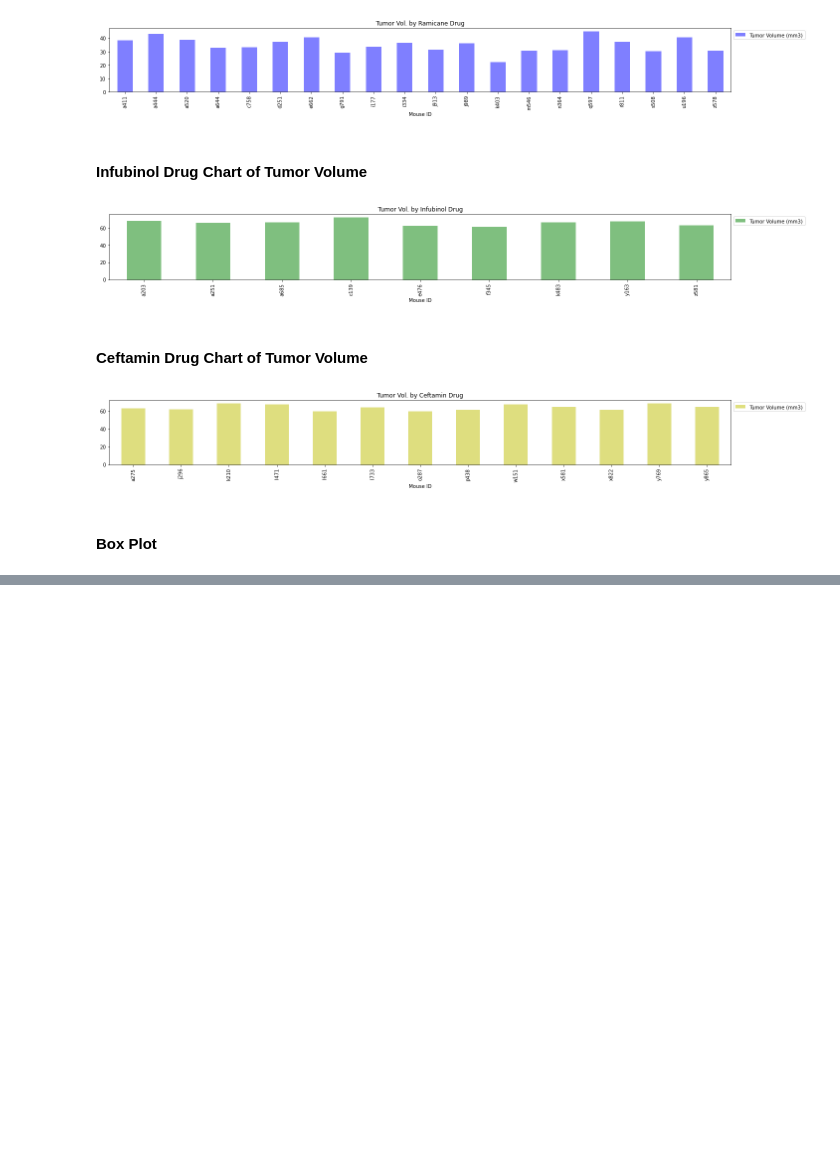
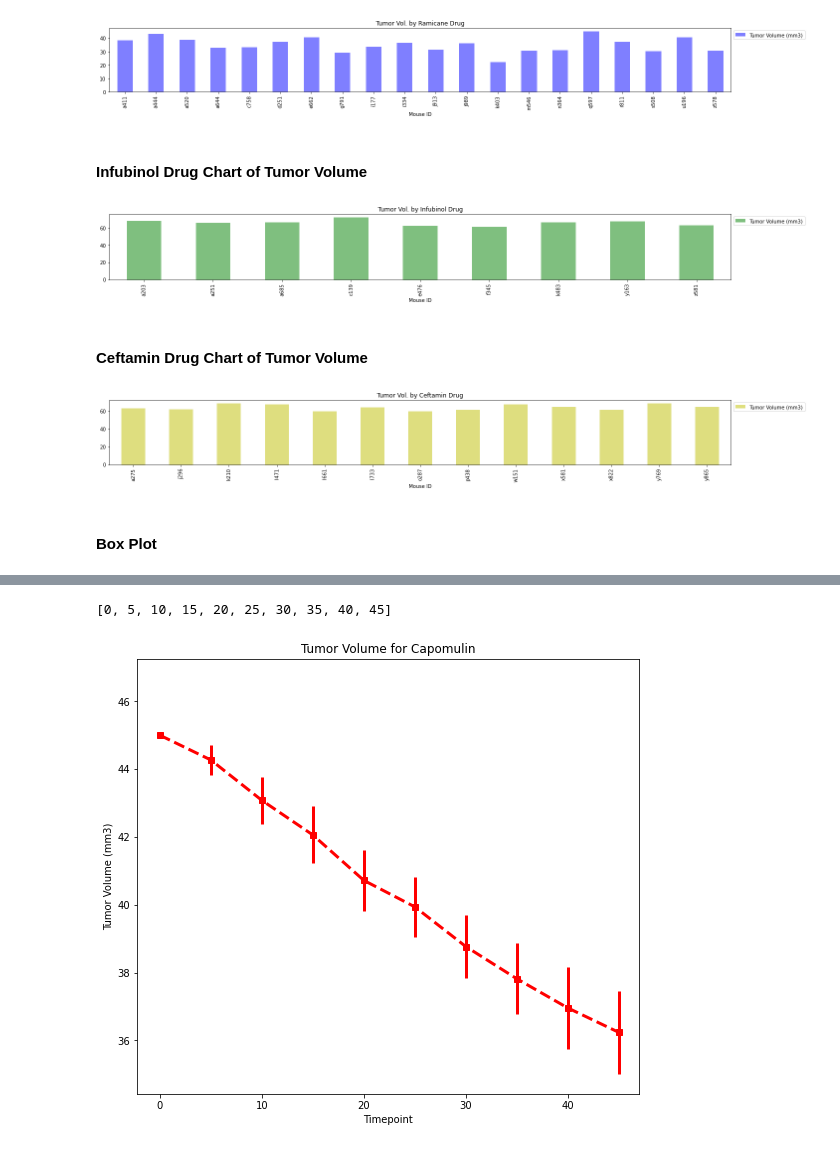
Before and after one commit to samuelroiz/Pymaceuticals_DA, a Jupyter notebook: Pymaceuticals_Code.ipynb, the cells around one changed output, grey strips where cells are left out. Cells and saved outputs as stored; diff of their text form; code cells hidden in the pictures; blank space fills up the shorter version.

```diff
--- a/Pymaceuticals_Code.ipynb
+++ b/Pymaceuticals_Code.ipynb
@@ -828,0 +1204,3 @@ Values above 105.135493215 could be outliers.
+# %%
+capomulin_only = merge_df.loc[merge_df["Drug Regimen"] == "Capomulin", :]
+capomulin_only
@@ -828,0 +1221,8 @@ Values above 105.135493215 could be outliers.
+# %%
+# get the mean of weight and tumor volume by applying .agg formula
+capomulin_lineplot_outcome = capomulin_only.groupby(['Timepoint']).agg(
+        Tumor_Vol_Mean=('Tumor Volume (mm3)', np.mean),
+        Tumor_Vol_SEM=('Tumor Volume (mm3)', sts.sem)
+).round(2)
+
+capomulin_lineplot_outcome
@@ -828,0 +1242,47 @@ Values above 105.135493215 could be outliers.
+# %%
+reset_capomulin_lineplot_outcome = capomulin_lineplot_outcome.reset_index()
+campomulin_timepoint_values = reset_capomulin_lineplot_outcome['Timepoint']
+x_values = list(campomulin_timepoint_values)
+x_values
+# %% [output]
+[0, 5, 10, 15, 20, 25, 30, 35, 40, 45]
+# %%
+
+# Use errorbar plot from matplotlib
+plt.errorbar(
+    # X Values/label
+    x_values,
+    # Y Values/label
+    capomulin_lineplot_outcome['Tumor_Vol_Mean'],
+    # Y Error's
+    yerr=capomulin_lineplot_outcome['Tumor_Vol_SEM'],
+    # Title
+    label="Tumor Volume for Capomulin",
+    fmt="rs--",
+    linewidth=3
+    )
+# LABELS FOR CHART
+# title
+plt.title("Tumor Volume for Capomulin")
+
+# x label
+plt.xlabel("Timepoint")
+
+# y label
+plt.ylabel("Tumor Volume (mm3)")
+
+# Set x and y limits
+plt.ylim(min(capomulin_lineplot_outcome['Tumor_Vol_Mean'])*0.95, max(capomulin_lineplot_outcome['Tumor_Vol_Mean'])*1.05)
+
+plt.xlim(min(x_values) - max(x_values)*(5/100), max(x_values) + 2)
+
+# For Github sizing
+plt.rcParams["figure.figsize"] = [9,8]
+
+# Save the figure
+plt.savefig("Images/Capomulin_Line_Chart_Plot_WITH_REG_LINE.png")
+
+# plot show
+plt.show()
+# %% [output]
+[figure, added]
```
Also changed, not shown: parts of 26 cells of this notebook, 7 other files.
